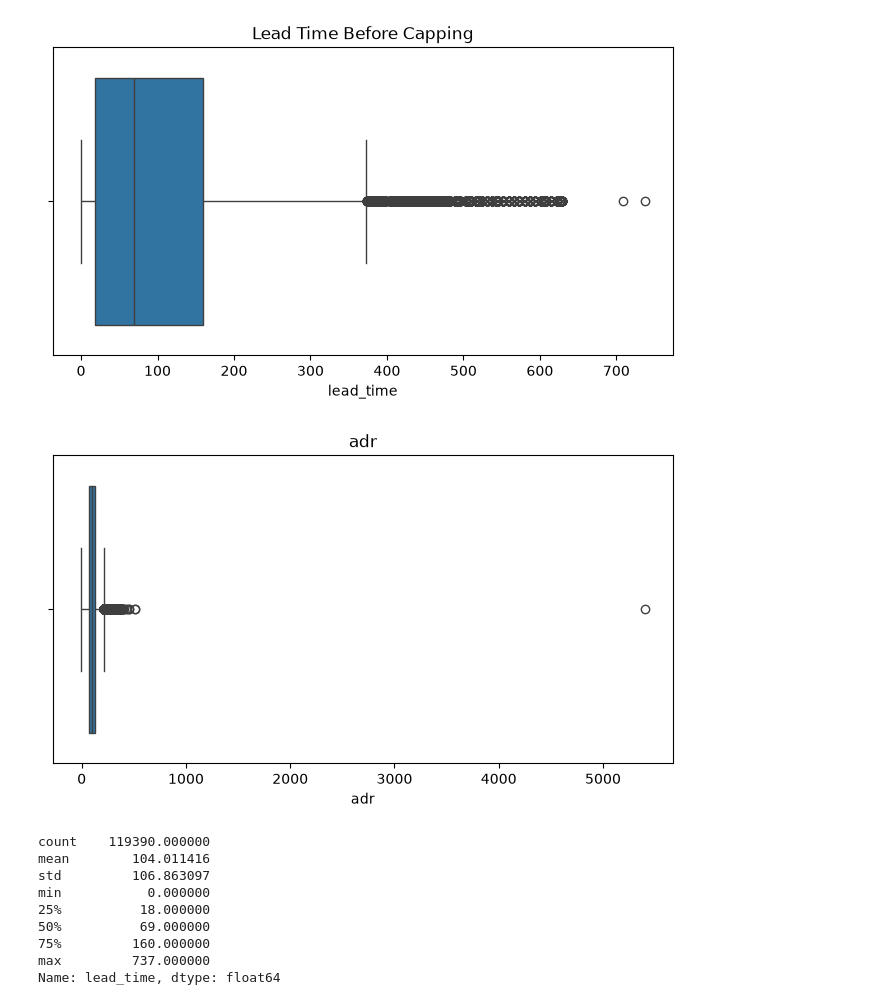
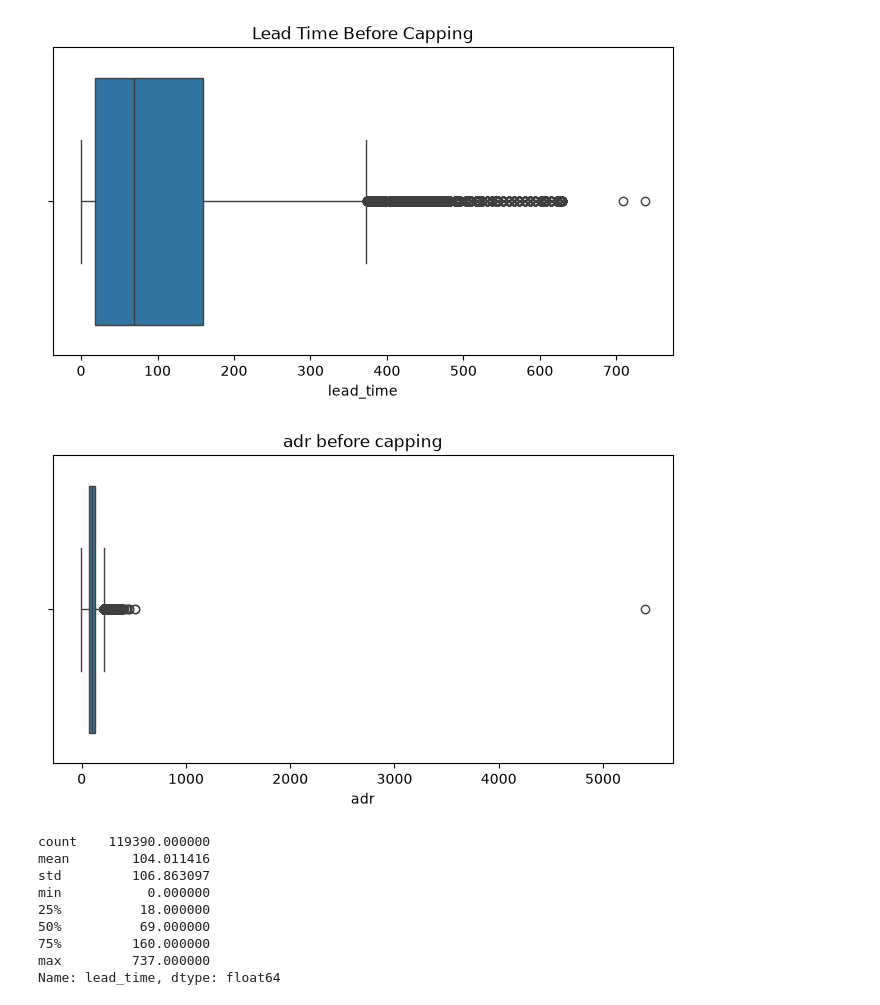
Before and after one commit to kabisha009-debug/Hotel-booking-prediction-and-reservation-analysis-1, a Jupyter notebook: hotel booking 1.ipynb, the cells around one changed output. Cells and saved outputs as stored; diff of their text form; code cells hidden in the pictures.

```diff
--- a/hotel booking 1.ipynb
+++ b/hotel booking 1.ipynb
@@ -201,7 +197,7 @@ plt.show()
 # %%
 plt.figure(figsize=(8, 4))
 sns.boxplot(x=df['adr'])
-plt.title('adr')
+plt.title('adr before capping')
 plt.show()
 # %% [output]
-[figure, old version]
+[figure, new version]
```
Also changed, not shown: parts of 51 cells of this notebook.
